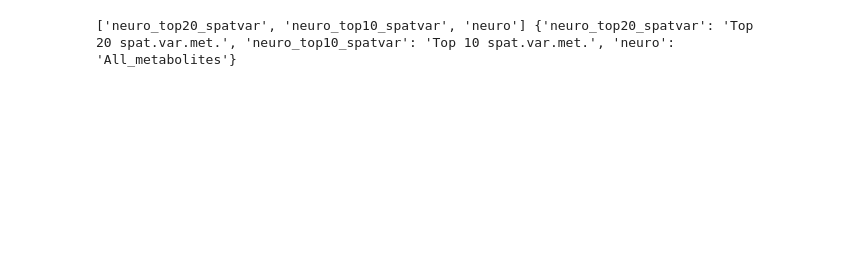
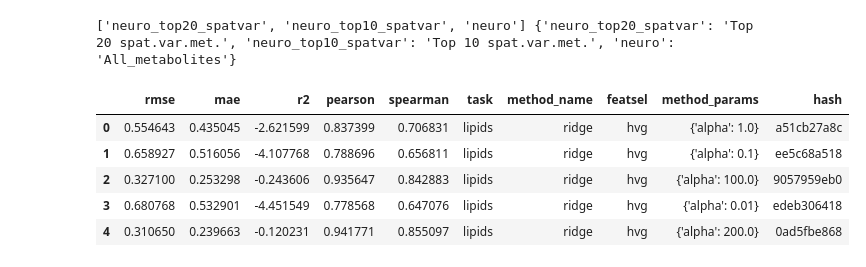
Before and after one commit to eirgnkl/pipeline, a Jupyter notebook: notebooks/viz_multitasks.ipynb, the cells around one changed output. Cells and saved outputs as stored; diff of their text form; code cells hidden in the pictures; blank space fills up the shorter version.

```diff
--- a/notebooks/viz_multitasks.ipynb
+++ b/notebooks/viz_multitasks.ipynb
@@ -15,4 +15,13 @@ task_aliases = {
 print(tasks, task_aliases)
 # %% [output]
 ['neuro_top20_spatvar', 'neuro_top10_spatvar', 'neuro'] {'neuro_top20_spatvar': 'Top 20 spat.var.met.', 'neuro_top10_spatvar': 'Top 10 spat.var.met.', 'neuro': 'All_metabolites'}
+# %%
+df.head()
+# %% [output]
+|  | rmse | mae | r2 | pearson | spearman | task | method_name | featsel | method_params | hash |
+| 0 | 0.554643 | 0.435045 | -2.621599 | 0.837399 | 0.706831 | lipids | ridge | hvg | {'alpha': 1.0} | a51cb27a8c |
+| 1 | 0.658927 | 0.516056 | -4.107768 | 0.788696 | 0.656811 | lipids | ridge | hvg | {'alpha': 0.1} | ee5c68a518 |
+| 2 | 0.327100 | 0.253298 | -0.243606 | 0.935647 | 0.842883 | lipids | ridge | hvg | {'alpha': 100.0} | 9057959eb0 |
+| 3 | 0.680768 | 0.532901 | -4.451549 | 0.778568 | 0.647076 | lipids | ridge | hvg | {'alpha': 0.01} | edeb306418 |
+| 4 | 0.310650 | 0.239663 | -0.120231 | 0.941771 | 0.855097 | lipids | ridge | hvg | {'alpha': 200.0} | 0ad5fbe868 |
 # %%
```
Also changed, not shown: parts of 1 cell of this notebook, 2 other files.
